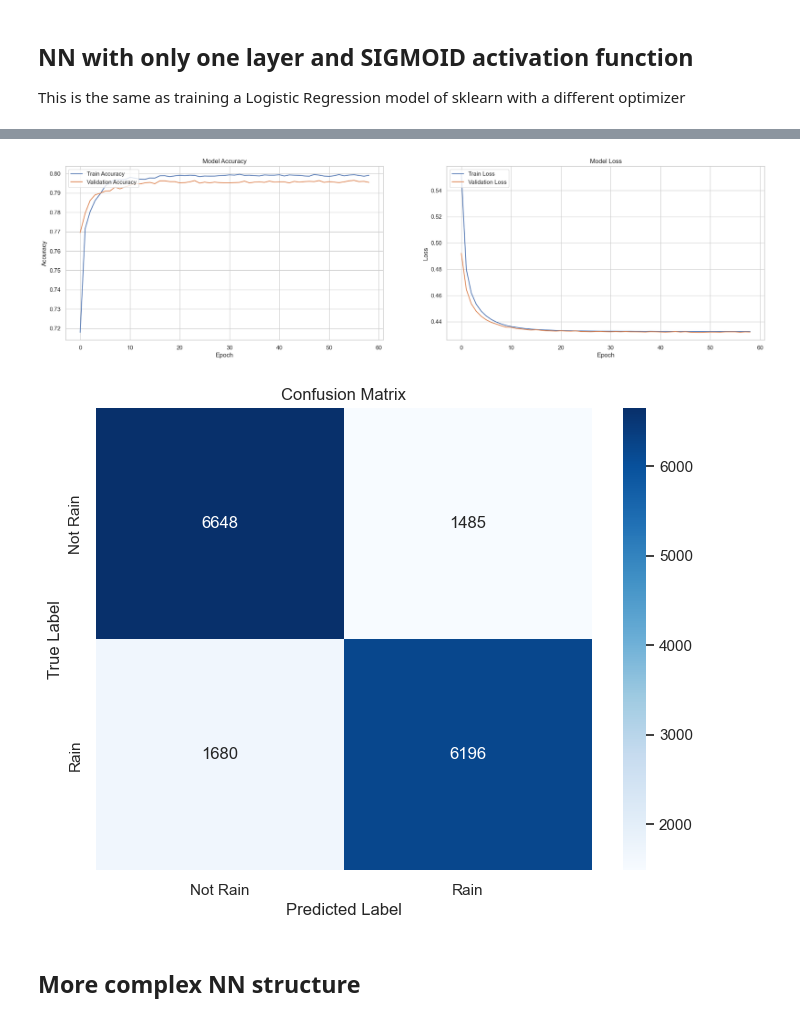
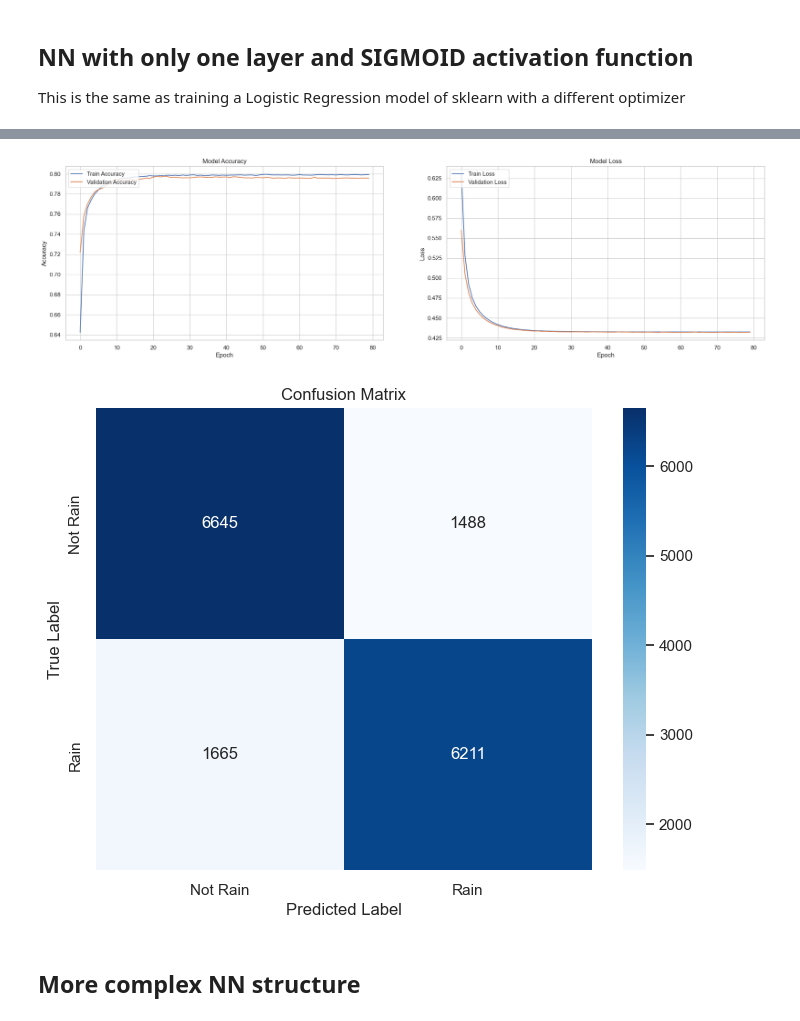
Before and after one commit to rogerbaiges/MLP-Model-Improvement-Project, a Jupyter notebook: src/MLP-baiges.ipynb, the cells around one changed output, grey strips where cells are left out. Saved outputs shown, nothing was run; the diff lists cells and outputs as text; code cells hidden in the pictures.

Commit message:
BIG COMMIT MEAN ACCURACY + STD

```diff
--- a/src/MLP-baiges.ipynb
+++ b/src/MLP-baiges.ipynb
@@ -691,12 +730,14 @@ This is the same as training a Logistic Regression model of sklearn with a diffe
 # %%
 # Build and compile the neural network model wih only one layer and sigmoid activation function
 
-model = Sequential([Dense(1, activation='sigmoid')])
-model.compile(optimizer=legacy.Adam(learning_rate=0.0005),
-              loss='binary_crossentropy',
-              metrics=['accuracy'])
+def create_single_layer_model():
+    model = Sequential([Dense(1, activation='sigmoid')])
+    model.compile(optimizer=legacy.Adam(learning_rate=0.0005),
+                  loss='binary_crossentropy',
+                  metrics=['accuracy'])
+    return model
 
 # Train and visualize the model
-model, history = train_and_visualize_nn(model, X_train_transformed, y_train, X_test_transformed, y_test, epochs=250, batch_size=80, use_early_stopping=True, title='one_layer_sigmoid')
+model, history = train_and_visualize_nn(create_single_layer_model, X_train_transformed, y_train, X_test_transformed, y_test, epochs=250, batch_size=128, use_early_stopping=True, number_iterations=3, title='one_layer_sigmoid')
 # %% [output]
 Epoch 1/250
@@ -719,4 +760,4 @@ Test F1-Score: 0.7966
-[figure, old version]
+[figure, new version]
 [figure]
 # %% [markdown]
 ## More complex NN structure
```
Also changed, not shown: parts of 3 cells of this notebook, 4 other files.
